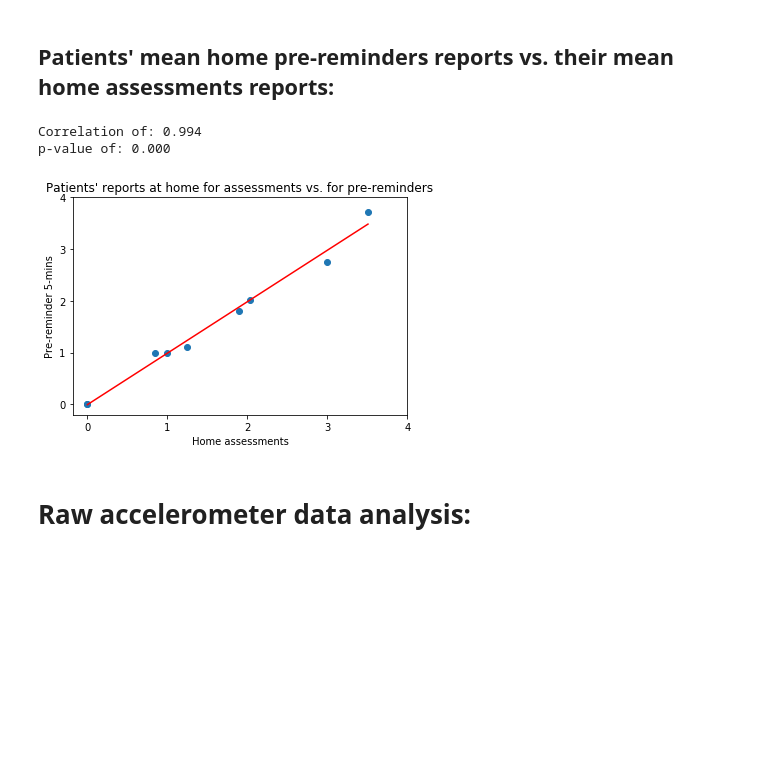
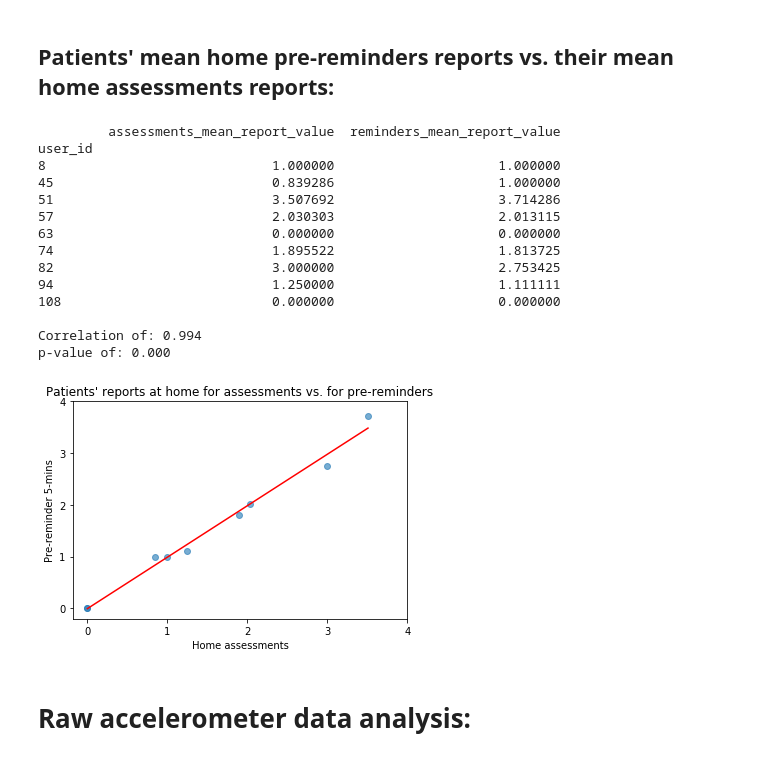
Before and after one commit to ShaniSarusi/DS-rep, a Jupyter notebook: Teva/data_statistical_inspection.ipynb, the cells around one changed output. Cells and saved outputs as stored; diff of their text form; code cells hidden in the pictures; blank space fills up the shorter version.

```diff
--- a/Teva/data_statistical_inspection.ipynb
+++ b/Teva/data_statistical_inspection.ipynb
@@ -419,35 +404,48 @@ home_assess_patient_avg = home_unique_assessments[['user_id', 'patient_report_va
 home_assess_patient_avg.columns = ['assessments_mean_report_value']
 home_assess_patient_avg.sort_index(inplace=True)
 
 home_unique_reminders = reminders_df[['user_id', 'reminder_id', 'patient_report_value']]\
 .groupby(['user_id', 'reminder_id'], as_index=False).agg('mean')
 home_remind_patient_avg = home_unique_reminders[['user_id', 'patient_report_value']].groupby('user_id').agg('mean')
 home_remind_patient_avg.columns = ['reminders_mean_report_value']
 home_remind_patient_avg.sort_index(inplace=True)
 
 both_home = pd.concat([home_assess_patient_avg, home_remind_patient_avg], axis=1)
 both_home.dropna(inplace=True)
+print(both_home.head(15))
 
 assess_mean = both_home.assessments_mean_report_value
 remind_mean = both_home.reminders_mean_report_value
 
 coef, p_val = pearsonr(assess_mean, remind_mean)
 print('\n' 'Correlation of: %.3f \np-value of: %.3f' % (coef, p_val))
 
-plt.scatter(assess_mean, remind_mean)
+plt.scatter(assess_mean, remind_mean, alpha=0.6)
 plt.plot(np.unique(assess_mean),
          np.poly1d(np.polyfit(assess_mean, remind_mean, 1))(np.unique(assess_mean)),
          color='r')
 plt.xticks(range(5))
 plt.yticks(range(5))
 plt.xlabel('Home assessments')
 plt.ylabel('Pre-reminder 5-mins')
 plt.title("Patients' reports at home for assessments vs. for pre-reminders")
 plt.show()
 # %% [output]
+         assessments_mean_report_value  reminders_mean_report_value
+user_id
+8                             1.000000                     1.000000
+45                            0.839286                     1.000000
+51                            3.507692                     3.714286
+57                            2.030303                     2.013115
+63                            0.000000                     0.000000
+74                            1.895522                     1.813725
+82                            3.000000                     2.753425
+94                            1.250000                     1.111111
+108                           0.000000                     0.000000
+
 Correlation of: 0.994
 p-value of: 0.000
-[figure, old version]
+[figure, new version]
 # %% [markdown]
 # Raw accelerometer data analysis:
 # %%
```
Also changed, not shown: parts of 25 cells of this notebook, 1 other file.
